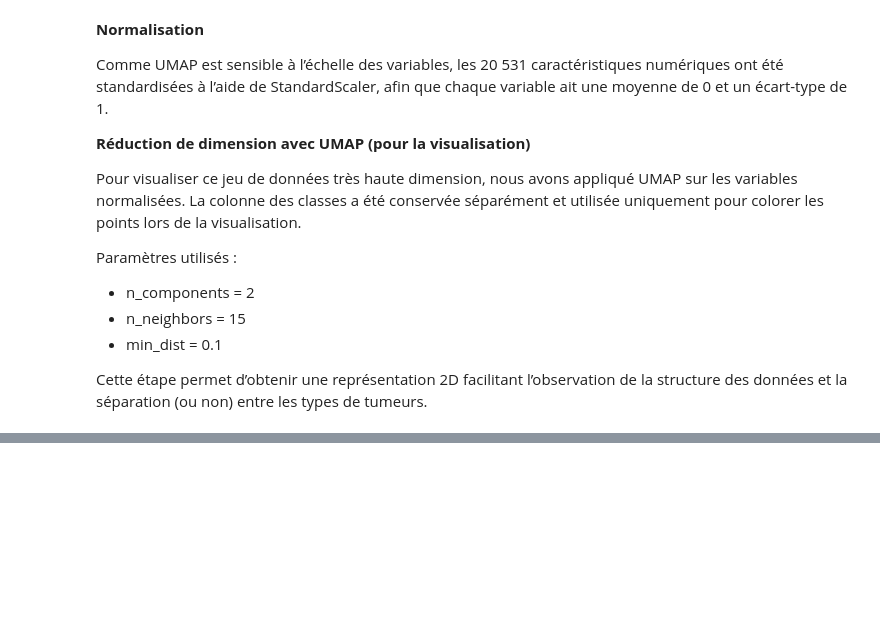
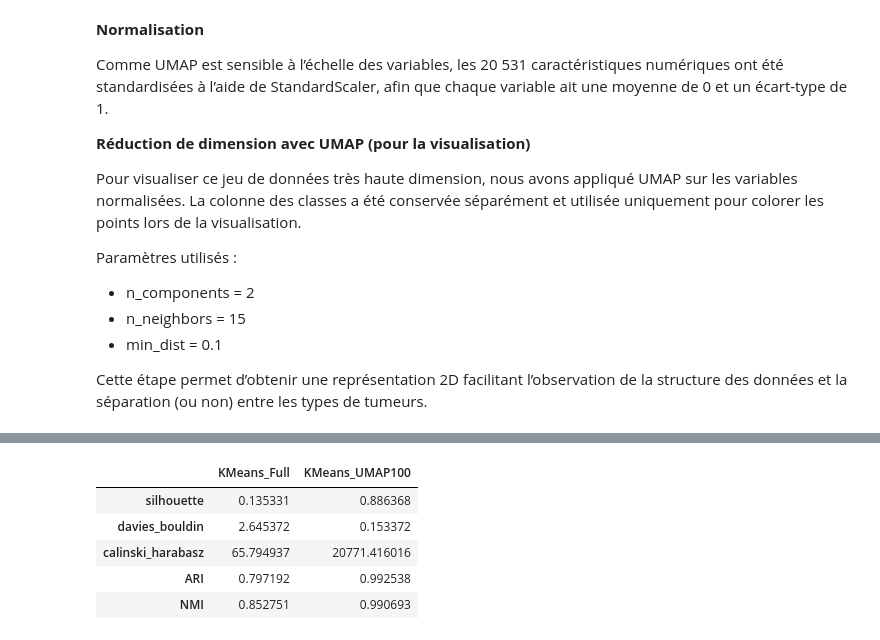
Before and after one commit to AnthonyGlaude/IFT599_TP1, a Jupyter notebook: TP2_Clustering_Anomalies.ipynb, the cells around one changed output, grey strips where cells are left out. Saved outputs shown, nothing was run; the diff lists cells and outputs as text; code cells hidden in the pictures; blank space fills up the shorter version.

Commit message:
KMeans clustering and evaluation
Add KMeans clustering and evaluate metrics on full and reduced dataset

```diff
--- a/TP2_Clustering_Anomalies.ipynb
+++ b/TP2_Clustering_Anomalies.ipynb
@@ -109,0 +131,49 @@ plt.show()
+# %%
+def evaluate_clustering(X, labels_true, labels_pred):
+    valid = labels_pred != -1
+    if valid.sum() < 2:
+        return None
+
+    metrics = {}
+
+    # Internal metrics
+    metrics['silhouette'] = silhouette_score(X[valid], labels_pred[valid])
+    metrics['davies_bouldin'] = davies_bouldin_score(X[valid], labels_pred[valid])
+    metrics['calinski_harabasz'] = calinski_harabasz_score(X[valid], labels_pred[valid])
+
+    # External metrics
+    metrics['ARI'] = adjusted_rand_score(labels_true[valid], labels_pred[valid])
+    metrics['NMI'] = normalized_mutual_info_score(labels_true[valid], labels_pred[valid])
+
+    return metrics
+# %%
+def run_kmeans(X, y, k=5):
+    start = time.time()
+
+    km = KMeans(n_clusters=k, random_state=42)
+    labels_pred = km.fit_predict(X)
+
+    duration = time.time() - start
+
+    return labels_pred, duration
+# %%
+labels_km_full, t_km_full = run_kmeans(hiseq_X_scaled, hiseq_y)
+labels_km_reduced, t_km_umap = run_kmeans(hiseq_X_reduced, hiseq_y)
+# %%
+hiseq_y = hiseq_y.squeeze()
+results_km_full = evaluate_clustering(hiseq_X_scaled, hiseq_y, labels_km_full)
+results_km_reduced = evaluate_clustering(hiseq_X_reduced, hiseq_y, labels_km_reduced)
+# %%
+# Merge results in a dataframe
+df_km = pd.DataFrame({
+    "KMeans_Full": results_km_full,
+    "KMeans_UMAP100": results_km_reduced
+})
+df_km
+# %% [output]
+|  | KMeans_Full | KMeans_UMAP100 |
+| silhouette | 0.135331 | 0.886368 |
+| davies_bouldin | 2.645372 | 0.153372 |
+| calinski_harabasz | 65.794937 | 20771.416016 |
+| ARI | 0.797192 | 0.992538 |
+| NMI | 0.852751 | 0.990693 |
```
Also changed, not shown: parts of 6 cells of this notebook.
